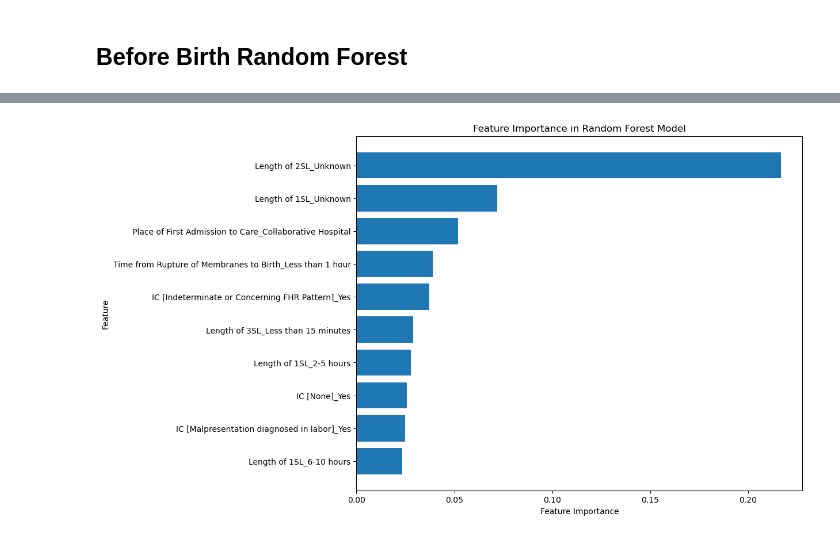
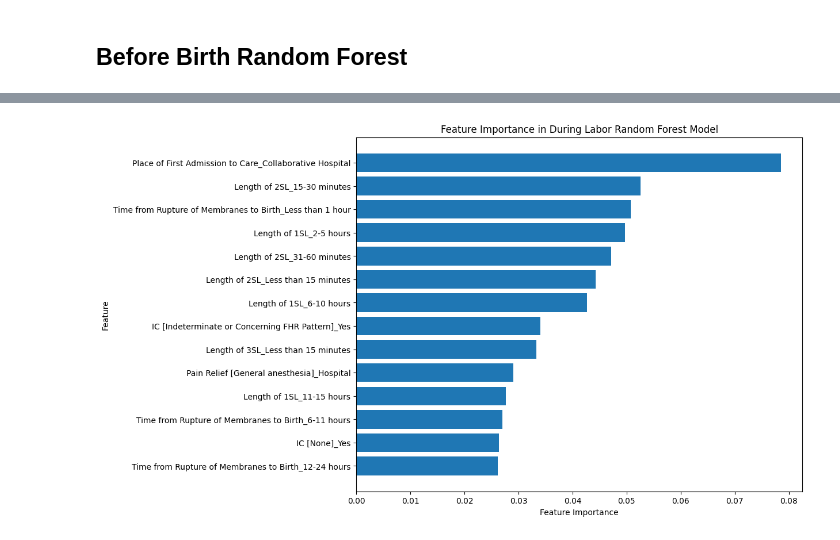
Before and after one commit to SwagmasterMatt/birth-center-outcomes-ML, a Jupyter notebook: pre_processing.ipynb, the cells around one changed output, grey strips where cells are left out. Cells and saved outputs as stored; diff of their text form; code cells hidden in the pictures.

```diff
--- a/pre_processing.ipynb
+++ b/pre_processing.ipynb
@@ -806,12 +809,12 @@ features = {
         'PH [Cesarean Birth(s)]',
         'PH [Congenital Anomalies/Genetic Disease]',
         'Weeks of Gestation at Start of Prenatal Care (ACNM required)',
-        'Estimated Due Date',
+        #'Estimated Due Date',
         #"Enter today's date",
         'Number of Prenatal Visits in the Birth Center',
-        'Prenatal Classes\xa0 [Birth Center]',
-        'Prenatal Classes\xa0 [Other (Bradley, Hypnobirthing, Lamaze, etc.)]',
-        'Prenatal Classes\xa0 [Breastfeeding Class(es)]',
+        #'Prenatal Classes\xa0 [Birth Center]',
+        #'Prenatal Classes\xa0 [Other (Bradley, Hypnobirthing, Lamaze, etc.)]',
+        #'Prenatal Classes\xa0 [Breastfeeding Class(es)]',
         'Primary Antepartum Care Provider',
         'PC [None]',
         'PC [Abruption]',
@@ -1047,2 +1050,8 @@ plt.show()
 # %% [markdown]
 ## Before Birth Random Forest
+# %%
+# Preprocessing the date columns
+
+for column in pandas_cleaned_data[features['Before_Labor']]:
+    if pd.api.types.is_datetime64_any_dtype(pandas_cleaned_data[column]):
+        pandas_cleaned_data[column] = pandas_cleaned_data[column].apply(lambda x: x.toordinal() if pd.notnull(x) else None)
@@ -1130,0 +1297,2 @@ importance_df
+# %%
+feature_nu = 15
@@ -1202,10 +1356,10 @@ print(importance_df)
 # %%
 plt.figure(figsize=(10, 8))
-plt.barh(importance_df["Feature"][0:10], importance_df["Importance"][0:10])
+plt.barh(importance_df["Feature"][0:feature_nu - 1], importance_df["Importance"][0:feature_nu - 1])
 plt.xlabel("Feature Importance")
 plt.ylabel("Feature")
-plt.title("Feature Importance in Random Forest Model")
+plt.title("Feature Importance in During Labor Random Forest Model")
 plt.gca().invert_yaxis()
 plt.show()
 # %% [output]
-[figure, old version]
+[figure, new version]
```
Also changed, not shown: parts of 26 cells of this notebook.
